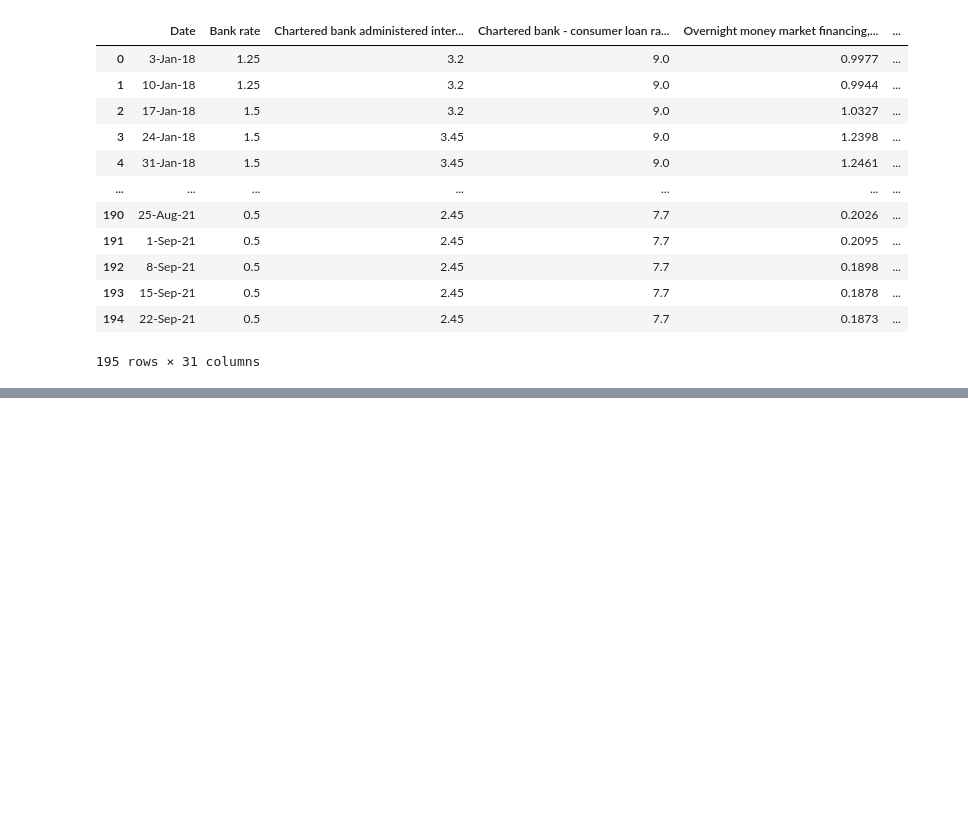
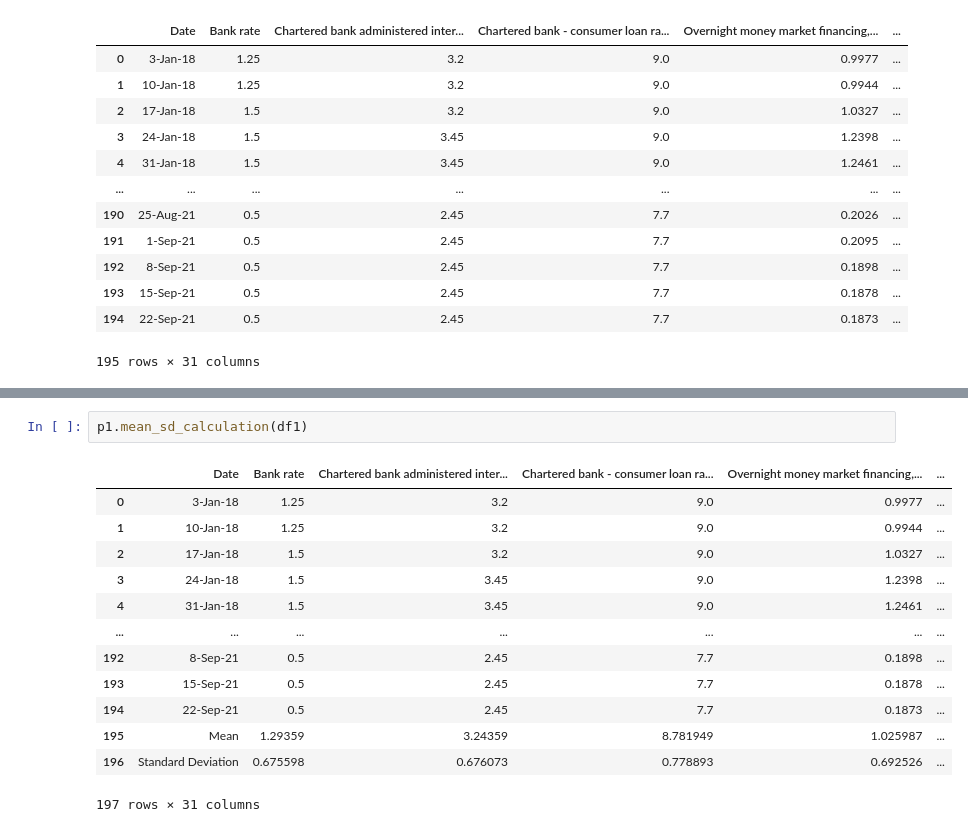
Before and after one commit to data301-2021-winter1/project-group44-project-1, a Jupyter notebook: notebooks/analysis1.ipynb, the cells around one changed output, grey strips where cells are left out. Saved outputs shown, nothing was run; the diff lists cells and outputs as text; blank space fills up the shorter version.

```diff
--- a/notebooks/analysis1.ipynb
+++ b/notebooks/analysis1.ipynb
@@ -43,0 +41,16 @@ Index(['Date', 'Bank rate',
+# %%
+p1.mean_sd_calculation(df1)
+# %% [output]
+|  | Date | Bank rate | Chartered bank administered inter... | Chartered bank - consumer loan ra... | Overnight money market financing,... | ... |
+| 0 | 3-Jan-18 | 1.25 | 3.2 | 9.0 | 0.9977 | ... |
+| 1 | 10-Jan-18 | 1.25 | 3.2 | 9.0 | 0.9944 | ... |
+| 2 | 17-Jan-18 | 1.5 | 3.2 | 9.0 | 1.0327 | ... |
+| 3 | 24-Jan-18 | 1.5 | 3.45 | 9.0 | 1.2398 | ... |
+| 4 | 31-Jan-18 | 1.5 | 3.45 | 9.0 | 1.2461 | ... |
+| ... | ... | ... | ... | ... | ... | ... |
+| 192 | 8-Sep-21 | 0.5 | 2.45 | 7.7 | 0.1898 | ... |
+| 193 | 15-Sep-21 | 0.5 | 2.45 | 7.7 | 0.1878 | ... |
+| 194 | 22-Sep-21 | 0.5 | 2.45 | 7.7 | 0.1873 | ... |
+| 195 | Mean | 1.29359 | 3.24359 | 8.781949 | 1.025987 | ... |
+| 196 | Standard Deviation | 0.675598 | 0.676073 | 0.778893 | 0.692526 | ... |
+197 rows × 31 columns
```
Also changed, not shown: parts of 4 cells of this notebook, 2 other files.
